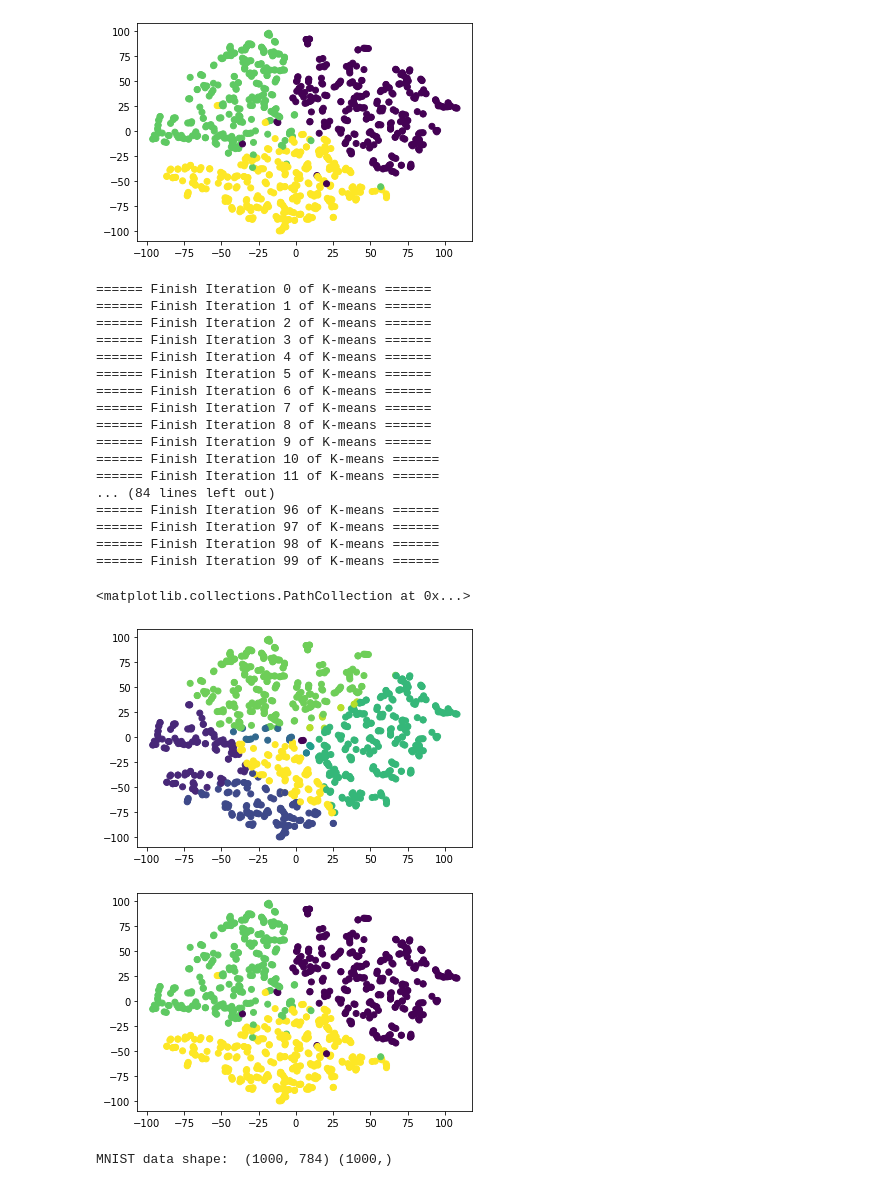
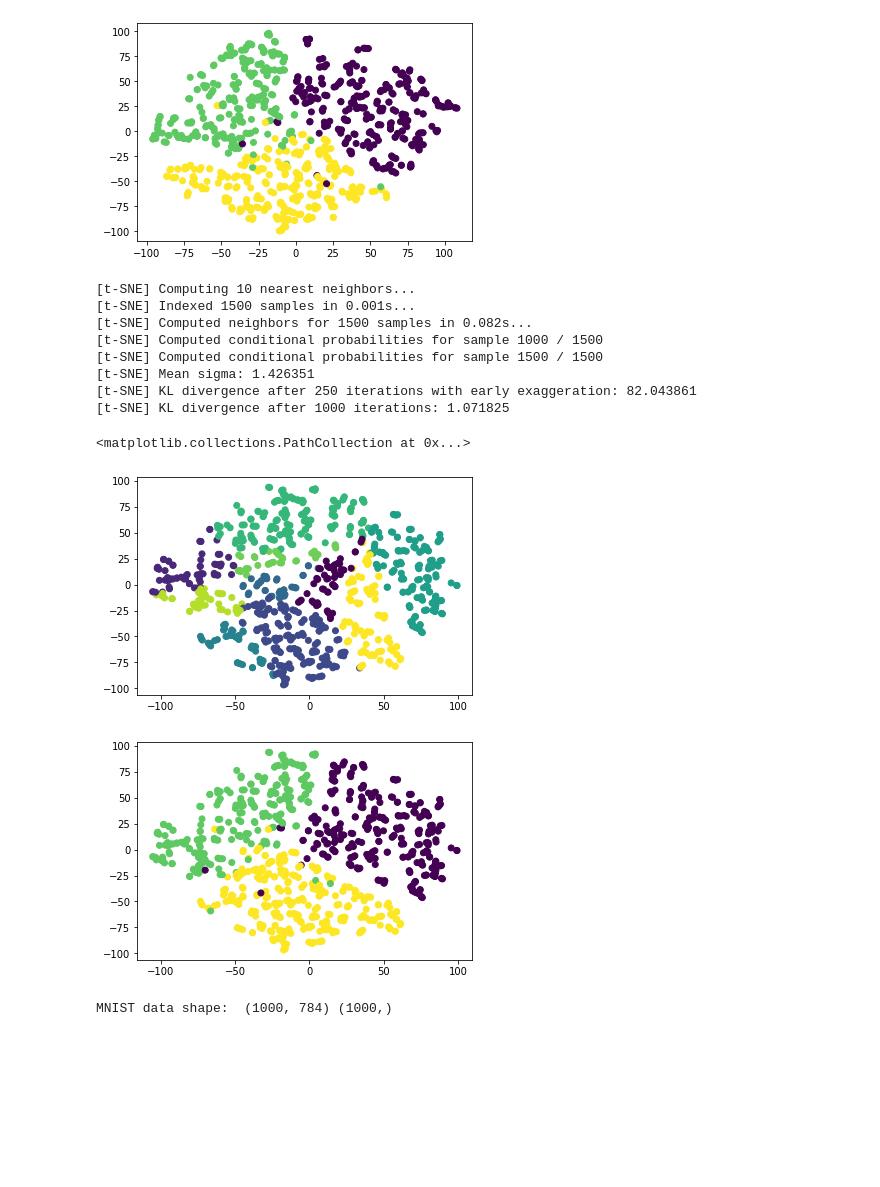
Before and after one commit to Zhengtong-Liu/ECE236A-Project, a Jupyter notebook: Code/ECE236A_Project_Demo.ipynb, the cells around one changed output. Cells and saved outputs as stored; diff of their text form; code cells hidden in the pictures; blank space fills up the shorter version.

```diff
--- a/Code/ECE236A_Project_Demo.ipynb
+++ b/Code/ECE236A_Project_Demo.ipynb
@@ -127,45 +50,36 @@ plt.scatter(new_trainX[:, 0], new_trainX[:, 1], c=mnist_data['trainY'])
 # %%
 # from sklearn.decomposition import PCA
 # from sklearn.decomposition import KernelPCA
-# from sklearn.manifold import TSNE
-# pca = PCA(n_components=10)
-# kernelpca = KernelPCA(kernel='', n_components=2)
-# tsne = TSNE(n_components=2, perplexity=3, verbose=1)
+from sklearn.manifold import TSNE
+tsne = TSNE(n_components=2, perplexity=3, verbose=1)
 
-# mnist_data = prepare_mnist_data()
-# new_trainX = tsne.fit_transform(mnist_data['trainX'])
-# new_trainX = mnist_data['trainX']/255.0
-# new_testX = mnist_data['testX']/255.0
-# new_testX = tsne.transform(mnist_data['testX'])
+mnist_data = prepare_mnist_data()
+allX = np.concatenate([mnist_data['trainX']/255.0, mnist_data['testX']/255.0], axis=0)
+allX_embedded = tsne.fit_transform(allX)
+num_train = len(mnist_data['trainX'])
+num_test = len(mnist_data['testX'])
+new_trainX = allX_embedded[:num_train]
+new_testX = allX_embedded[num_train:]
 
 model = MyClustering(K=10)
 model.train(new_trainX, iteration=100)
 y_hat = model.infer_cluster(new_trainX)
 
 plt.scatter(new_trainX[:, 0], new_trainX[:, 1], c=y_hat)
 plt.figure()
 plt.scatter(new_trainX[:, 0], new_trainX[:, 1], c=mnist_data['trainY'])
 # %% [output]
-====== Finish Iteration 0 of K-means ======
-====== Finish Iteration 1 of K-means ======
-====== Finish Iteration 2 of K-means ======
-====== Finish Iteration 3 of K-means ======
-====== Finish Iteration 4 of K-means ======
-====== Finish Iteration 5 of K-means ======
-====== Finish Iteration 6 of K-means ======
-====== Finish Iteration 7 of K-means ======
-====== Finish Iteration 8 of K-means ======
-====== Finish Iteration 9 of K-means ======
-====== Finish Iteration 10 of K-means ======
-====== Finish Iteration 11 of K-means ======
-... (84 lines left out)
-====== Finish Iteration 96 of K-means ======
-====== Finish Iteration 97 of K-means ======
-====== Finish Iteration 98 of K-means ======
-====== Finish Iteration 99 of K-means ======
+[t-SNE] Computing 10 nearest neighbors...
+[t-SNE] Indexed 1500 samples in 0.001s...
+[t-SNE] Computed neighbors for 1500 samples in 0.082s...
+[t-SNE] Computed conditional probabilities for sample 1000 / 1500
+[t-SNE] Computed conditional probabilities for sample 1500 / 1500
+[t-SNE] Mean sigma: 1.426351
+[t-SNE] KL divergence after 250 iterations with early exaggeration: 82.043861
+[t-SNE] KL divergence after 1000 iterations: 1.071825
 <matplotlib.collections.PathCollection at 0x...>
-[figure, old version]
+[figure, new version]
-[figure, old version]
+[figure, new version]
 # %%
 mnist_data = prepare_mnist_data()
 print("MNIST data shape: ", mnist_data['trainX'].shape, mnist_data['trainY'].shape)
```
Also changed, not shown: parts of 6 cells of this notebook, 1 other file.
